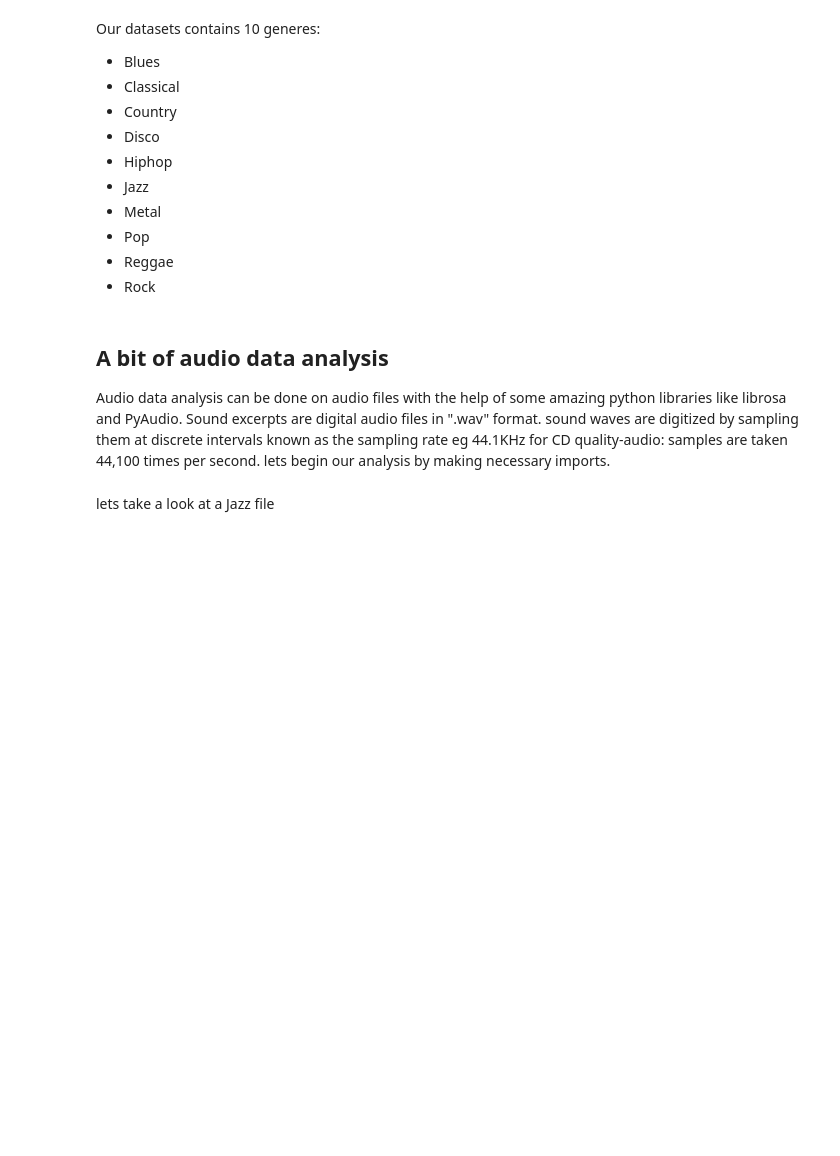
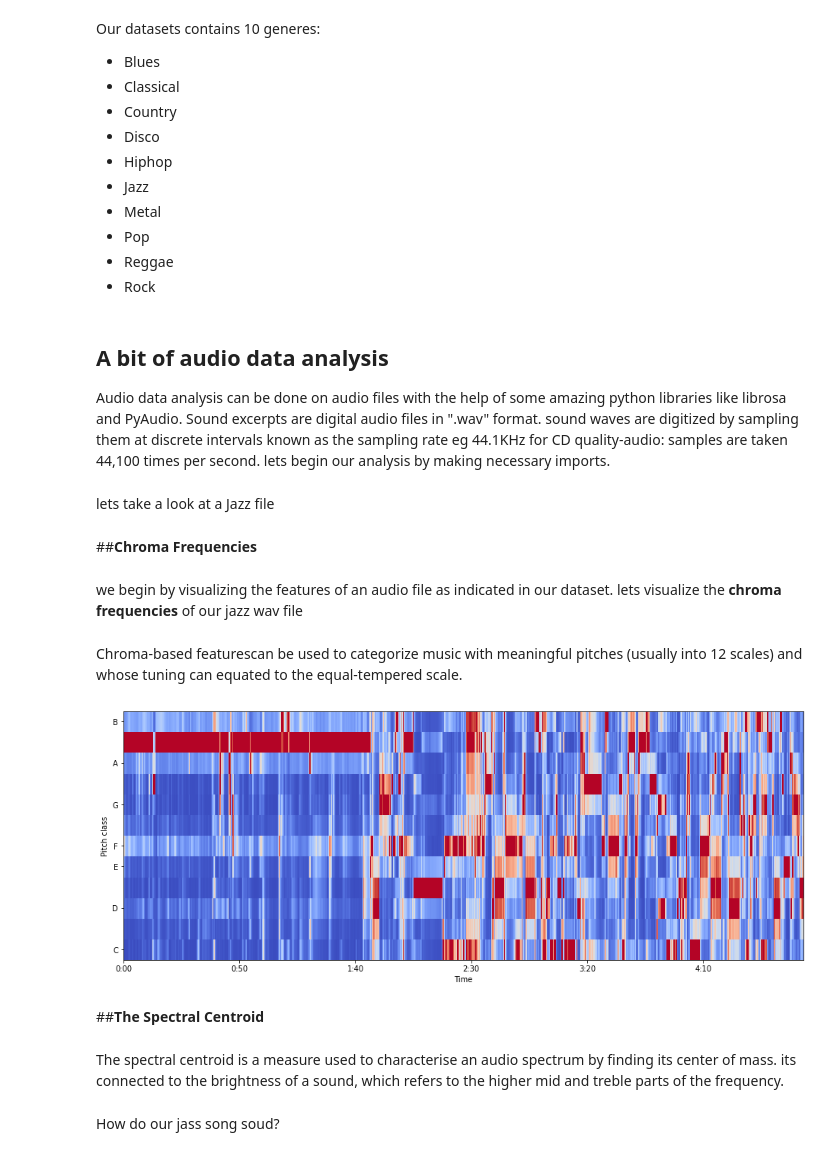
Before and after one commit to Nnamaka/Music_Genre_Classification, a Jupyter notebook: music_classificatio.ipynb, the cells around one changed output. Saved outputs shown, nothing was run; the diff lists cells and outputs as text; code cells hidden in the pictures; blank space fills up the shorter version.

```diff
--- a/music_classificatio.ipynb
+++ b/music_classificatio.ipynb
@@ -98,4 +104,28 @@ lets begin our analysis by making necessary imports.
 # %% [markdown]
 lets take a look at a Jazz file
 # %%
-jazz_path = '/content/gdrive/My Drive/Kaggle/cs/Data/genres_original/jazz/jazz.00096.wav'
+jazz_file = '/content/gdrive/My Drive/Kaggle/cs/Data/genres_original/jazz/jazz.00096.wav'
+# %% [markdown]
+##**Chroma Frequencies**
+# %% [markdown]
+we begin by visualizing the features of an audio file as indicated in our dataset. lets visualize the **chroma frequencies** of our jazz wav file
+# %% [markdown]
+Chroma-based featurescan be used to categorize music with meaningful pitches (usually into 12 scales) and whose tuning can equated to the equal-tempered scale.
+# %%
+y, sr = librosa.load(jazz_file)
+
+hop_length = 5000
+
+jazz_file, _ = librosa.effects.trim(y)
+chromagram = librosa.feature.chroma_stft(jazz_file, sr=sr)
+
+plt.figure(figsize=(16, 6))
+librosa.display.specshow(chromagram, x_axis='time', y_axis='chroma', hop_length=hop_length, cmap='coolwarm');
+# %% [output]
+[figure, added]
+# %% [markdown]
+##**The Spectral Centroid**
+# %% [markdown]
+The spectral centroid is a measure used to characterise an audio spectrum by finding its center of mass. its connected to the brightness of a sound, which refers to the higher mid and treble parts of the frequency.
+# %% [markdown]
+How do our jass song soud?
```
Also changed, not shown: parts of 5 cells of this notebook.
